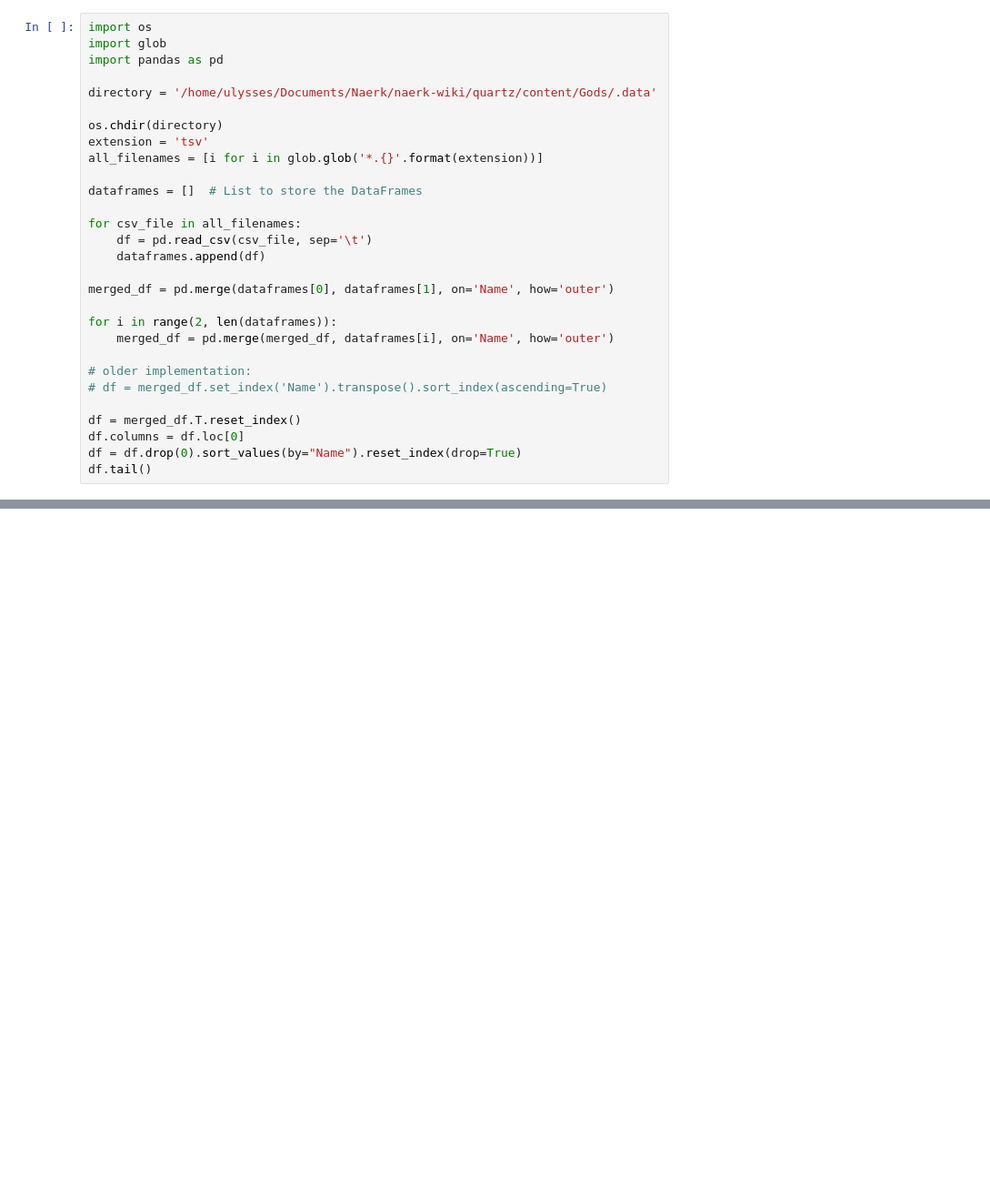
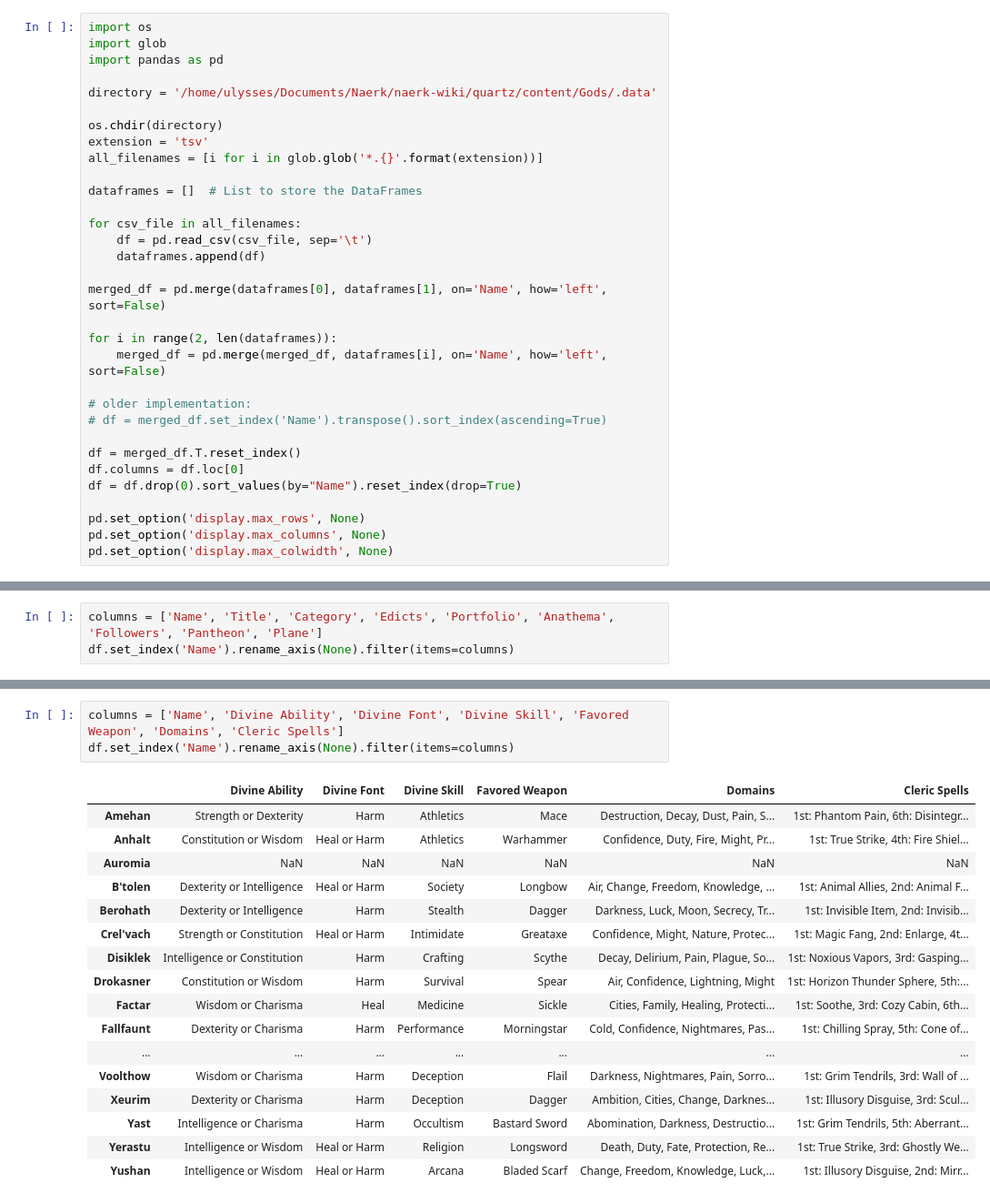
Before and after one commit to Odhynn/Naerk, a Jupyter notebook: content/data-analysis.ipynb, the cells around one changed output, grey strips where cells are left out. Shown at 91% size. Cells and saved outputs as stored; diff of their text form; blank space fills up the shorter version.

```diff
--- a/content/data-analysis.ipynb
+++ b/content/data-analysis.ipynb
@@ -15,10 +20,10 @@ for csv_file in all_filenames:
     df = pd.read_csv(csv_file, sep='\t')
     dataframes.append(df)
 
-merged_df = pd.merge(dataframes[0], dataframes[1], on='Name', how='outer')
+merged_df = pd.merge(dataframes[0], dataframes[1], on='Name', how='left', sort=False)
 
 for i in range(2, len(dataframes)):
-    merged_df = pd.merge(merged_df, dataframes[i], on='Name', how='outer')
+    merged_df = pd.merge(merged_df, dataframes[i], on='Name', how='left', sort=False)
 
 # older implementation:
 # df = merged_df.set_index('Name').transpose().sort_index(ascending=True)
@@ -26,4 +31,7 @@ for i in range(2, len(dataframes)):
 df = merged_df.T.reset_index()
 df.columns = df.loc[0]
 df = df.drop(0).sort_values(by="Name").reset_index(drop=True)
-df.tail()
+
+pd.set_option('display.max_rows', None)
+pd.set_option('display.max_columns', None)
+pd.set_option('display.max_colwidth', None)
@@ -38,0 +40,3 @@ df.tail()
+# %%
+columns = ['Name', 'Title', 'Category', 'Edicts', 'Portfolio', 'Anathema', 'Followers', 'Pantheon', 'Plane']
+df.set_index('Name').rename_axis(None).filter(items=columns)
@@ -38,0 +63,21 @@ df.tail()
+# %%
+columns = ['Name', 'Divine Ability', 'Divine Font', 'Divine Skill', 'Favored Weapon', 'Domains', 'Cleric Spells']
+df.set_index('Name').rename_axis(None).filter(items=columns)
+# %% [output]
+|  | Divine Ability | Divine Font | Divine Skill | Favored Weapon | Domains | Cleric Spells |
+| Amehan | Strength or Dexterity | Harm | Athletics | Mace | Destruction, Decay, Dust, Pain, S... | 1st: Phantom Pain, 6th: Disintegr... |
+| Anhalt | Constitution or Wisdom | Heal or Harm | Athletics | Warhammer | Confidence, Duty, Fire, Might, Pr... | 1st: True Strike, 4th: Fire Shiel... |
+| Auromia | NaN | NaN | NaN | NaN | NaN | NaN |
+| B'tolen | Dexterity or Intelligence | Heal or Harm | Society | Longbow | Air, Change, Freedom, Knowledge, ... | 1st: Animal Allies, 2nd: Animal F... |
+| Berohath | Dexterity or Intelligence | Harm | Stealth | Dagger | Darkness, Luck, Moon, Secrecy, Tr... | 1st: Invisible Item, 2nd: Invisib... |
+| Crel'vach | Strength or Constitution | Heal or Harm | Intimidate | Greataxe | Confidence, Might, Nature, Protec... | 1st: Magic Fang, 2nd: Enlarge, 4t... |
+| Disiklek | Intelligence or Constitution | Harm | Crafting | Scythe | Decay, Delirium, Pain, Plague, So... | 1st: Noxious Vapors, 3rd: Gasping... |
+| Drokasner | Constitution or Wisdom | Harm | Survival | Spear | Air, Confidence, Lightning, Might | 1st: Horizon Thunder Sphere, 5th:... |
+| Factar | Wisdom or Charisma | Heal | Medicine | Sickle | Cities, Family, Healing, Protecti... | 1st: Soothe, 3rd: Cozy Cabin, 6th... |
+| Fallfaunt | Dexterity or Charisma | Harm | Performance | Morningstar | Cold, Confidence, Nightmares, Pas... | 1st: Chilling Spray, 5th: Cone of... |
+| ... | ... | ... | ... | ... | ... | ... |
+| Voolthow | Wisdom or Charisma | Harm | Deception | Flail | Darkness, Nightmares, Pain, Sorro... | 1st: Grim Tendrils, 3rd: Wall of ... |
+| Xeurim | Dexterity or Charisma | Harm | Deception | Dagger | Ambition, Cities, Change, Darknes... | 1st: Illusory Disguise, 3rd: Scul... |
+| Yast | Intelligence or Charisma | Harm | Occultism | Bastard Sword | Abomination, Darkness, Destructio... | 1st: Grim Tendrils, 5th: Aberrant... |
+| Yerastu | Intelligence or Wisdom | Heal or Harm | Religion | Longsword | Death, Duty, Fate, Protection, Re... | 1st: True Strike, 3rd: Ghostly We... |
+| Yushan | Intelligence or Wisdom | Heal or Harm | Arcana | Bladed Scarf | Change, Freedom, Knowledge, Luck,... | 1st: Illusory Disguise, 2nd: Mirr... |
```
Also changed, not shown: parts of 10 cells of this notebook, 1 other file.
